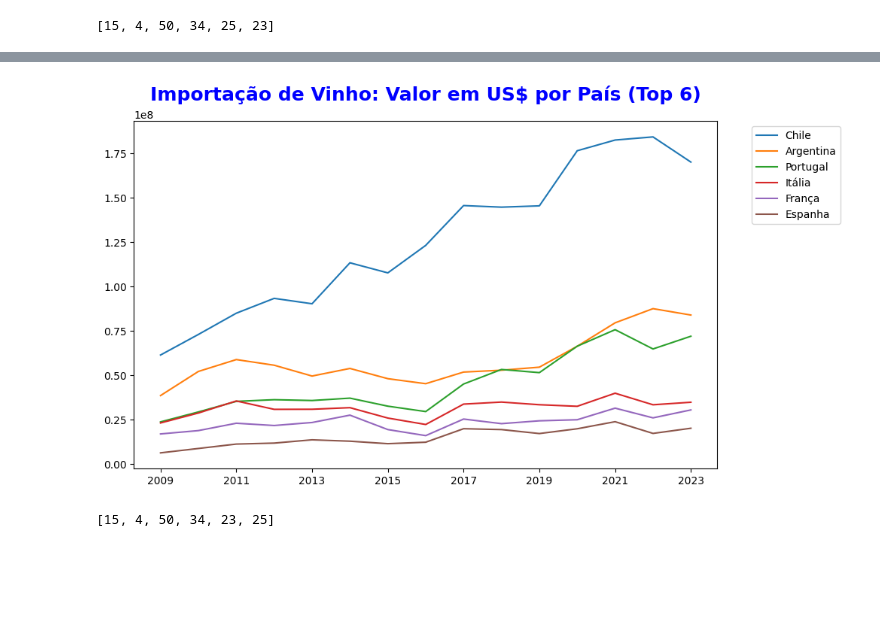
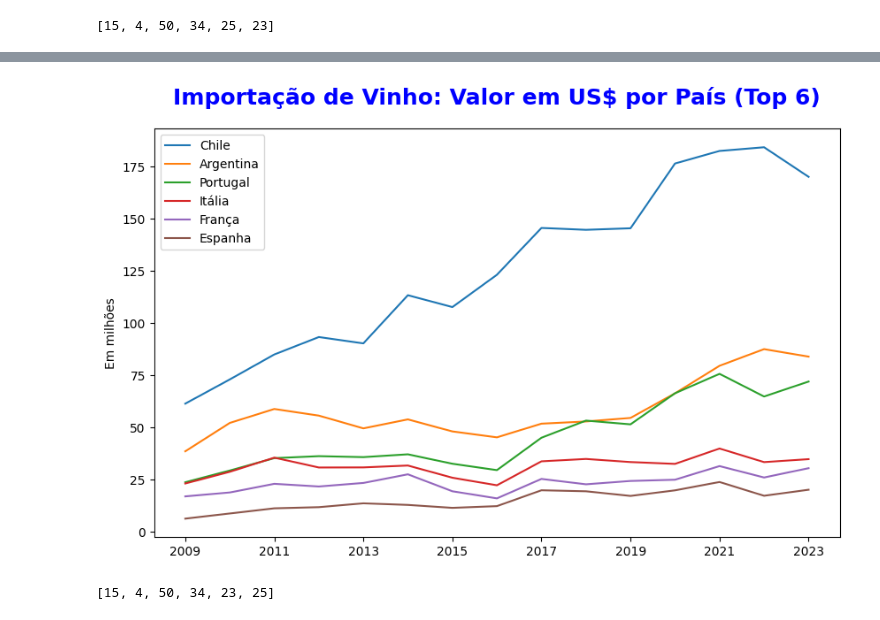
Before and after one commit to SandraRojasZ/Vinifera, a Jupyter notebook: Notebooks/Importação - Sandra/ImpVinhos.ipynb, the cells around one changed output, grey strips where cells are left out. Saved outputs shown, nothing was run; the diff lists cells and outputs as text; code cells hidden in the pictures; blank space fills up the shorter version.

```diff
--- a/Notebooks/Importação - Sandra/ImpVinhos.ipynb
+++ b/Notebooks/Importação - Sandra/ImpVinhos.ipynb
@@ -6,0 +5,8 @@ impVinho = pd.read_csv("https://github.com/Data-Analitycs-Pos-Tech-Fiap/Vinifera
+# %%
+# URL do arquivo CSV no GitHub
+urlVinhos = 'https://raw.githubusercontent.com/Data-Analitycs-Pos-Tech-Fiap/Vinifera/refs/heads/main/Dataset/Importacao/ImpVinhos.csv'
+# Leitura do arquivo CSV
+impVinho = pd.read_csv(urlVinhos, sep=';')
+
+# Exibindo as primeiras linhas do DataFrame
+print(impVinho.head())
@@ -151,14 +175,17 @@ dados_usaveisUs.head()
 | Portugal | 23688318 | 29299792 | 35247223 | 36190898 | 35729522 | 37071142 | 32547365 | 29495190 | 45032247 | 53237413 | 51444189 | ... |
 | Itália | 23079424 | 28683242 | 35481781 | 30750897 | 30799292 | 31697736 | 25846195 | 22216811 | 33707111 | 34857594 | 33355982 | ... |
 | França | 16893114 | 18778566 | 22917012 | 21636175 | 23336291 | 27480375 | 19353291 | 15940341 | 25280255 | 22688105 | 24299524 | ... |
+# %%
+dados_usaveisUs = dados_usaveisUs / 1_000_000
 # %%
 # Plotando o gráfico do Valor em Dólar da Importação
 dados_usaveisUs.T.plot(figsize=(10,6))
 plt.title("Importação de Vinho: Valor em US$ por País (Top 6)", fontsize=18, fontweight='bold', color='blue', loc='center', pad=20)
-plt.legend(bbox_to_anchor=(1.05, 1), loc='upper left')
+plt.legend(loc='upper left')
+plt.ylabel('Em milhões')
 plt.show()
 # %% [output]
-[figure, old version]
+[figure, new version]
 # %%
 paises_topKg = impVinhoKg.mean(numeric_only=True, axis=1).sort_values(ascending=False).head(6).index.tolist()
 paises_topKg
```
Also changed, not shown: parts of 21 cells of this notebook.
